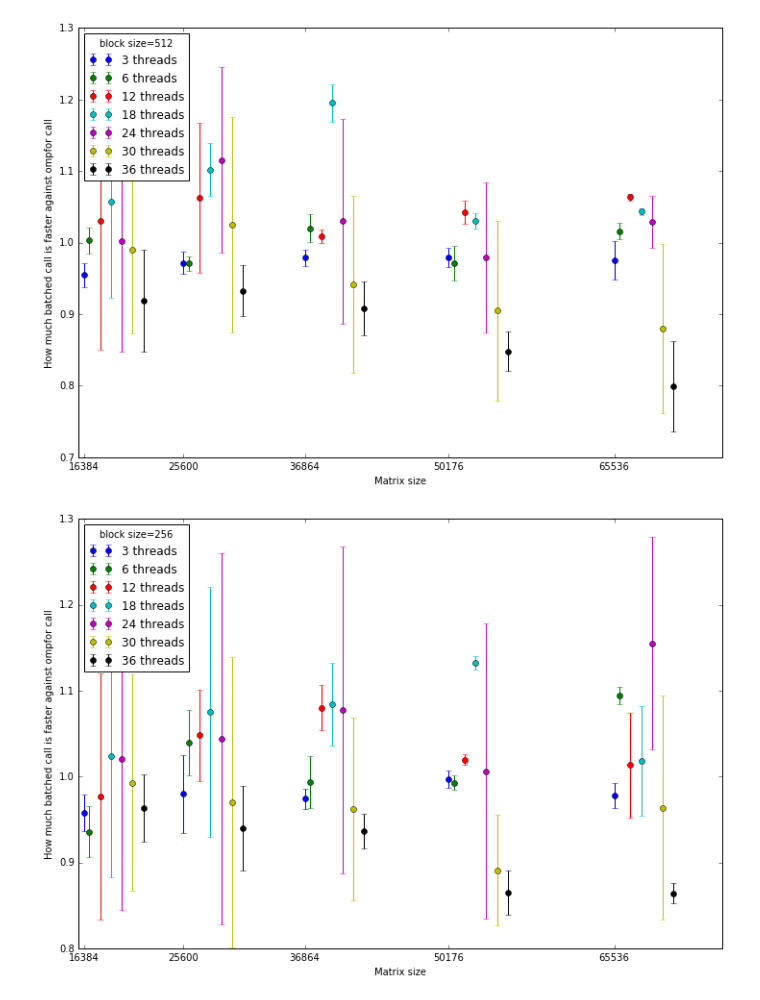
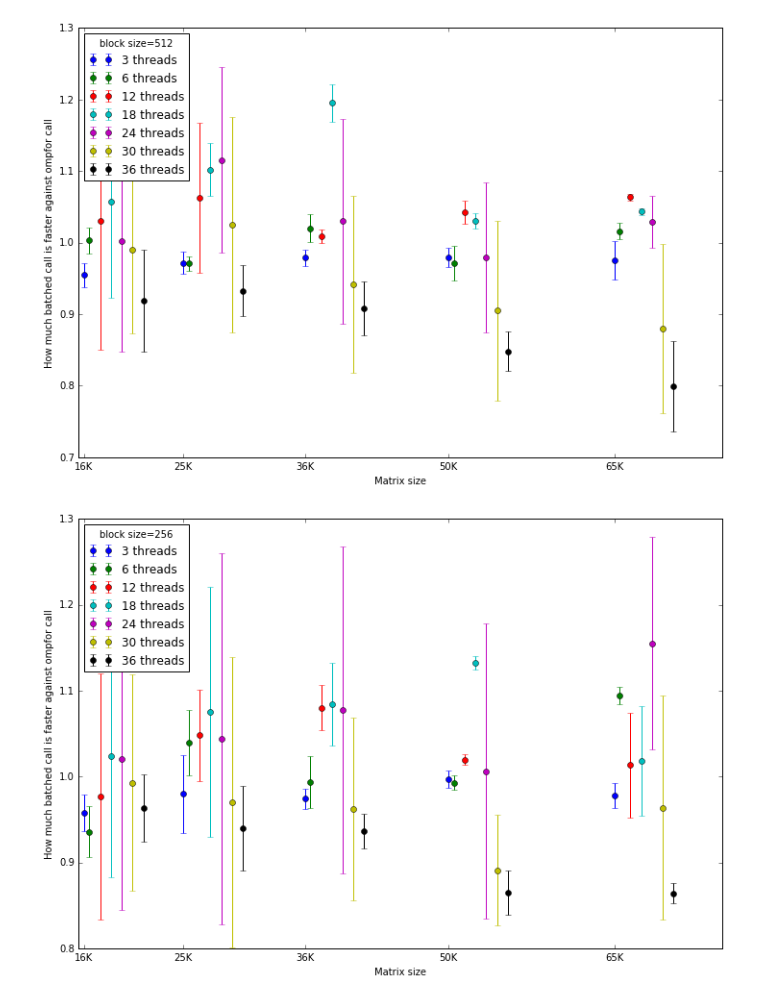
Before and after one commit to ecrc/stars-h, a Jupyter notebook: testing/spatial_performance/Untitled.ipynb, the cells around one changed output. Cells and saved outputs as stored; diff of their text form; code cells hidden in the pictures.

```diff
--- a/testing/spatial_performance/Untitled.ipynb
+++ b/testing/spatial_performance/Untitled.ipynb
@@ -76,6 +76,7 @@ def prepare_data_cmp(data, data2):
     return mean, sigma
 
 size = np.array(sqrtns)**2
+size_name = [str(int(tmp_size/1000.))+"K" for tmp_size in size]
 draw_bs = block_sizes
 draw_nthreads = [0, 1, 3, 5, 7, 9, 11]
 # %%
@@ -89,7 +90,7 @@ for bs in draw_bs:
                     label="{} threads".format(3*i+3))
     ax.set_xticks(size)
     ax.set_xlim(size[0]-500, size[-1]+10000)
-    ax.set_xticklabels(size)
+    ax.set_xticklabels(size_name)
     ax.set_xlabel("Matrix size")
     ax.set_ylabel("Mean speedup of 10 tests over 3-threaded runs")
     #ax.set_yticklabels(np.arange())
@@ -105,22 +106,22 @@ for bs in draw_bs:
 # %%
 mean, sigma = prepare_data_cmp(batch_data_time, ompfor_data_time)
 
 for bs in draw_bs:
     fig, ax = plt.subplots(figsize=(12,8))
     bs_index = block_sizes.index(bs)
     for i in draw_nthreads:
         ax.errorbar(size+500*i, mean[:, bs_index, i], sigma[:, bs_index, i], fmt = "o",
                     label="{} threads".format(3*i+3))
     ax.set_xticks(size)
     ax.set_xlim(size[0]-500, size[-1]+10000)
-    ax.set_xticklabels(size)
+    ax.set_xticklabels(size_name)
     ax.set_xlabel("Matrix size")
     ax.set_ylabel("How much batched call is faster against ompfor call")
     #ax.set_yticklabels(np.arange())
     ax.legend(title="block size={}".format(bs), loc=2)
     plt.savefig("batched_vs_ompfor_bs{}.pdf".format(bs))
     plt.show()
     plt.close()
 # %% [output]
-[figure, old version]
+[figure, new version]
-[figure, old version]
+[figure, new version]
```
Also changed, not shown: parts of 5 cells of this notebook, 1 other file.
